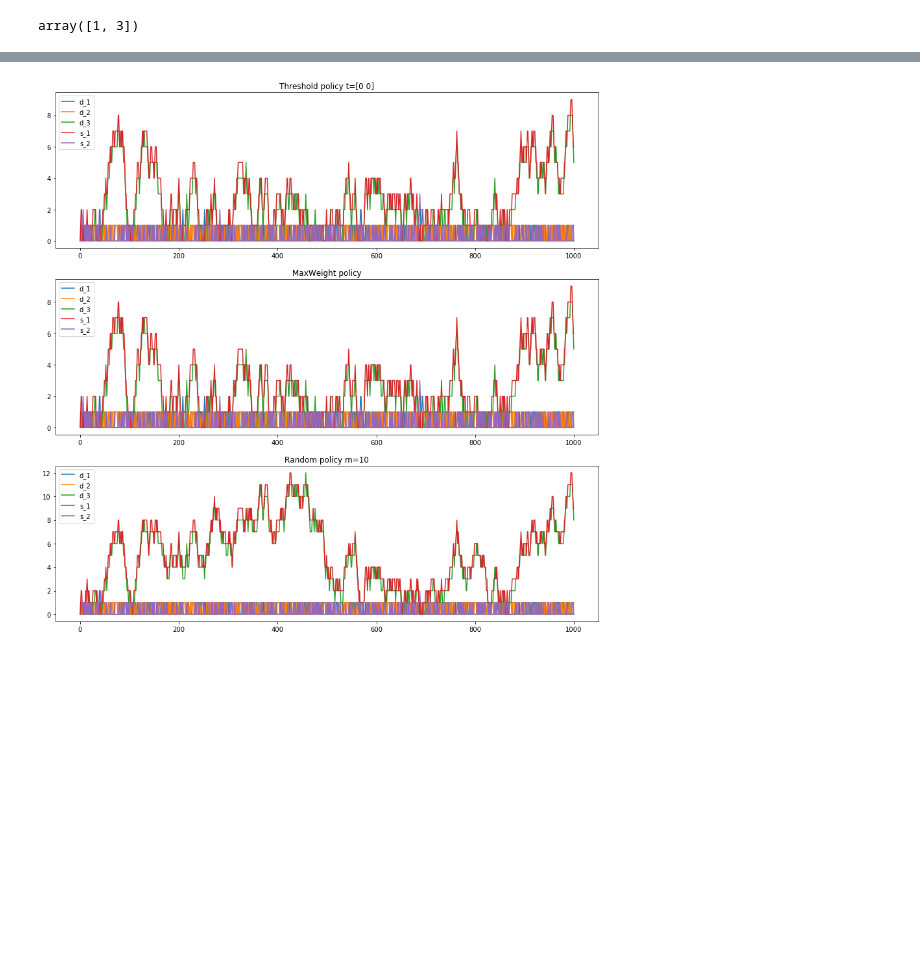
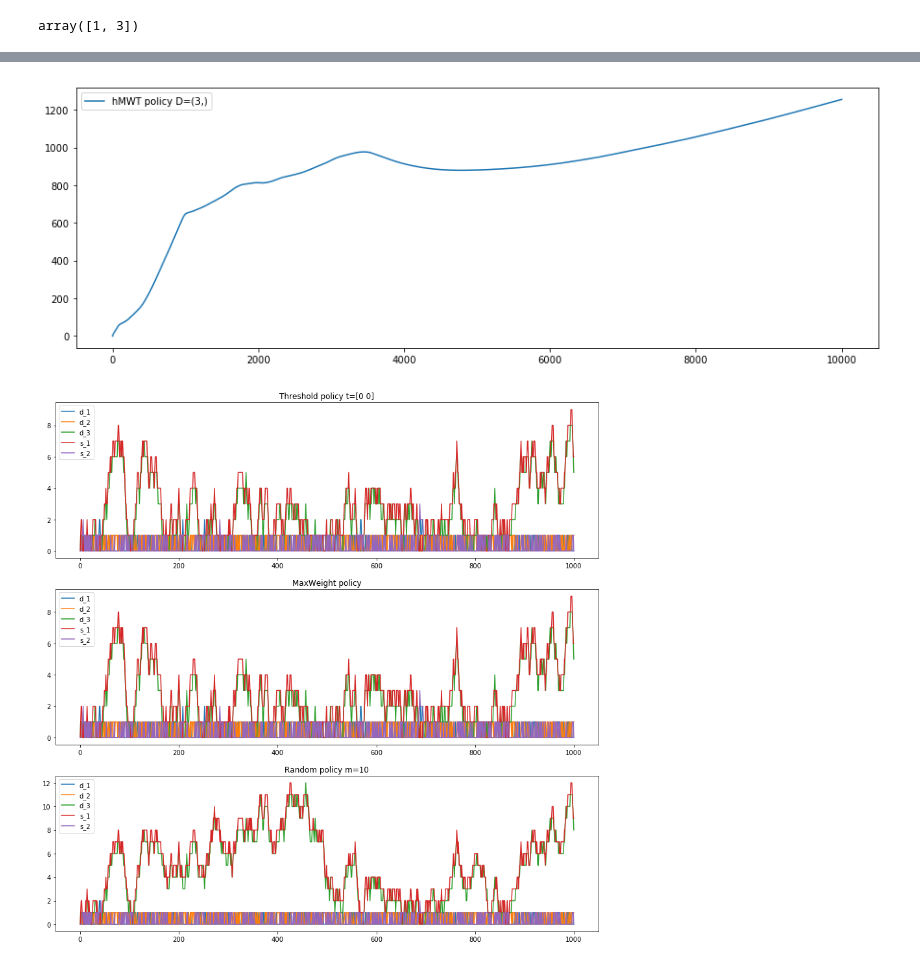
Before and after one commit to ArnaudCadas/DynamicMatchingModel, a Jupyter notebook: TestPolicies.ipynb, the cells around one changed output, grey strips where cells are left out. Cells and saved outputs as stored; diff of their text form; code cells hidden in the pictures; blank space fills up the shorter version.

```diff
--- a/TestPolicies.ipynb
+++ b/TestPolicies.ipynb
@@ -857,3 +883,8 @@ t = test_model.run(1000,P,plot=True)
+# %%
+N = 10000
+c = test_model.average_cost(N,P,plot=True)
+# %% [output]
+[figure, added]
 # %%
 W = MatchingGraph([(1,1),(2,1),(2,2),(3,2)],3,2)
 alpha = np.array([0.25,0.5,0.25])
```
Also changed, not shown: parts of 6 cells of this notebook.
